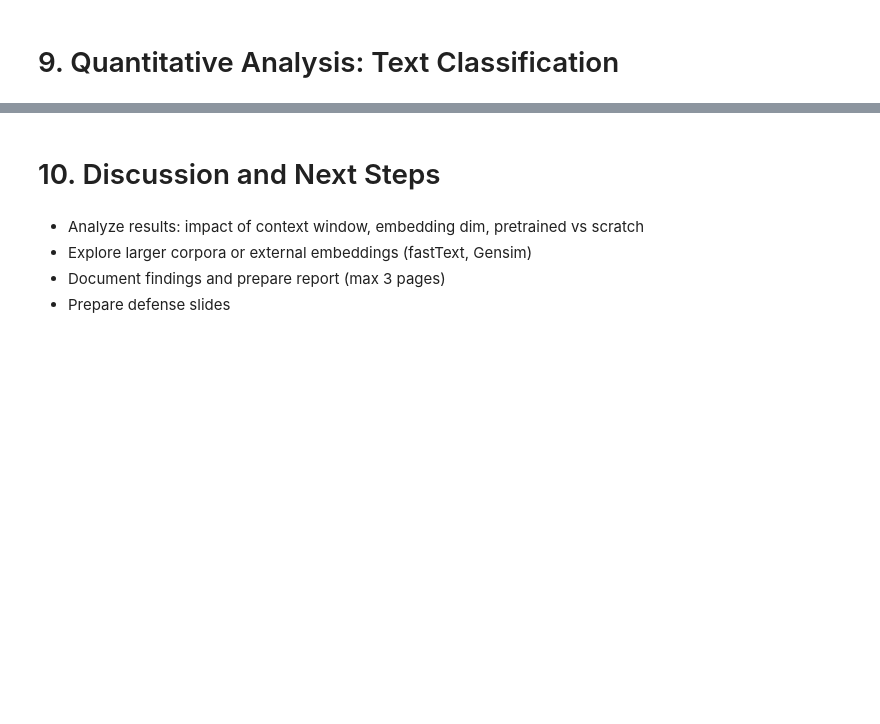
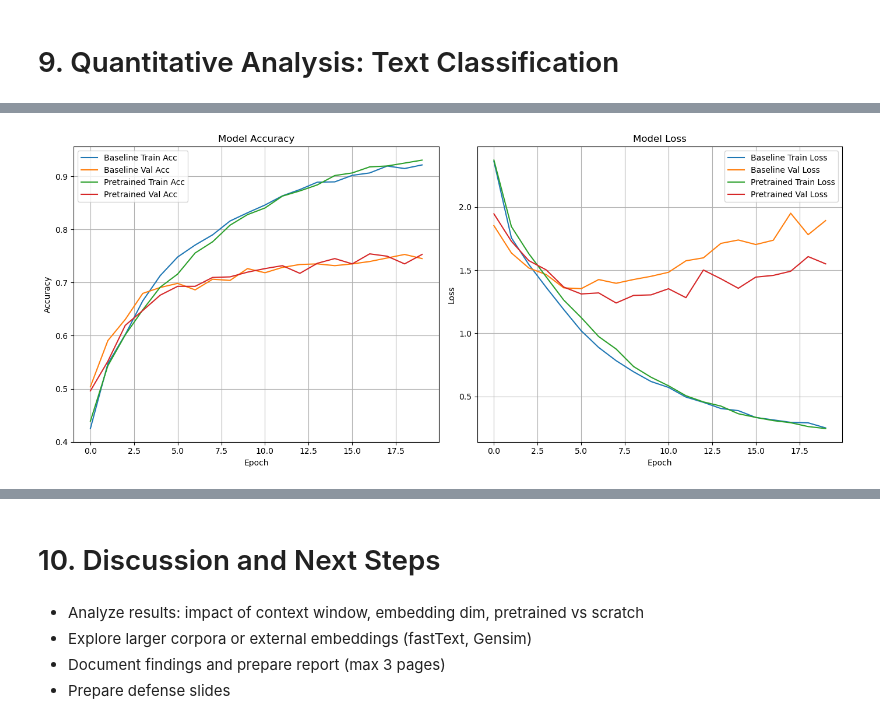
Before and after one commit to pappppx/Language-Modelling, a Jupyter notebook: main.ipynb, the cells around one changed output, grey strips where cells are left out. Cells and saved outputs as stored; diff of their text form; code cells hidden in the pictures; blank space fills up the shorter version.

```diff
--- a/main.ipynb
+++ b/main.ipynb
@@ -131,0 +641,34 @@ plt.show()
+# %%
+import matplotlib.pyplot as plt
+
+# Plot training & validation accuracy values
+plt.figure(figsize=(14, 6))
+
+# Accuracy
+plt.subplot(1, 2, 1)
+plt.plot(history_base.history['accuracy'], label='Baseline Train Acc')
+plt.plot(history_base.history['val_accuracy'], label='Baseline Val Acc')
+plt.plot(history_pre.history['accuracy'], label='Pretrained Train Acc')
+plt.plot(history_pre.history['val_accuracy'], label='Pretrained Val Acc')
+plt.title('Model Accuracy')
+plt.xlabel('Epoch')
+plt.ylabel('Accuracy')
+plt.legend()
+plt.grid(True)
+
+# Loss
+plt.subplot(1, 2, 2)
+plt.plot(history_base.history['loss'], label='Baseline Train Loss')
+plt.plot(history_base.history['val_loss'], label='Baseline Val Loss')
+plt.plot(history_pre.history['loss'], label='Pretrained Train Loss')
+plt.plot(history_pre.history['val_loss'], label='Pretrained Val Loss')
+plt.title('Model Loss')
+plt.xlabel('Epoch')
+plt.ylabel('Loss')
+plt.legend()
+plt.grid(True)
+
+plt.tight_layout()
+plt.show()
+# %% [output]
+[figure, added]
```
Also changed, not shown: parts of 34 cells of this notebook, 3 other files.
